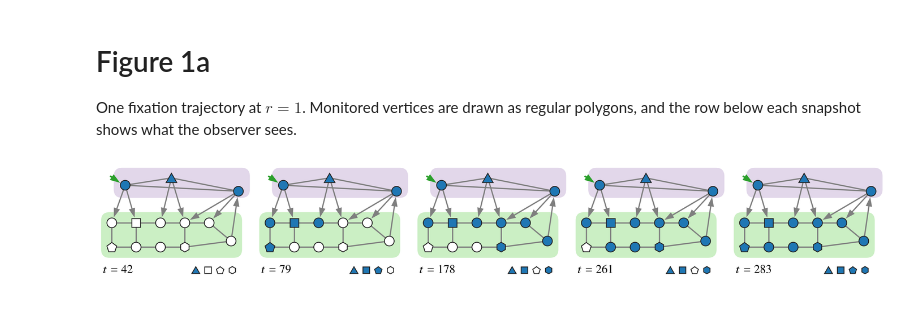
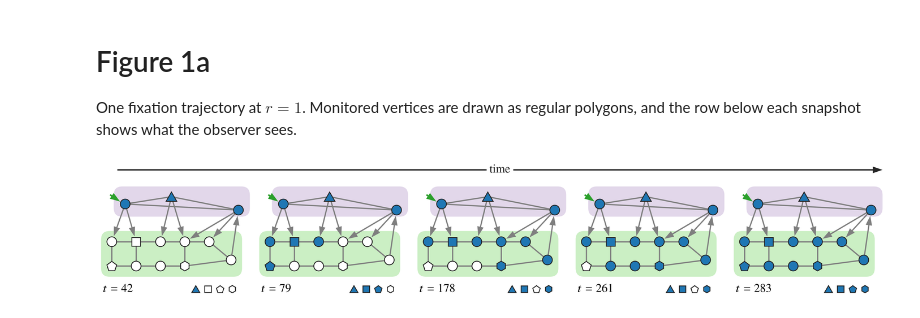
Before and after one commit to davidb2/fixation-location, a Jupyter notebook: src/figs/fig1/a/a.ipynb, the cells around one changed output. Cells and saved outputs as stored; diff of their text form; code cells hidden in the pictures.

```diff
--- a/src/figs/fig1/a/a.ipynb
+++ b/src/figs/fig1/a/a.ipynb
@@ -20,32 +20,43 @@ R = 0.2
 two, one = [tuple(e) for e in d['two_way']], [tuple(e) for e in d['one_way']]
 
 
-def regions(ax, labels):
+def regions(ax):
   box = 'round,pad=0.12,rounding_size=0.35'
   ax.add_patch(FancyBboxPatch((0.2, 1.15), 5.35, 1.0, boxstyle=box, facecolor=S.LPURPLE, alpha=0.5, lw=0, zorder=0))
   ax.add_patch(FancyBboxPatch((-0.32, -1.32), 5.55, 1.64, boxstyle=box, facecolor=S.LGREEN, alpha=0.5, lw=0, zorder=0))
-  if labels:
-    ax.text(5.8, 1.65, 'source', fontsize=7, ha='left', va='center', color=S.INK)
-    ax.text(5.48, -0.5, 'sink', fontsize=7, ha='left', va='center', color=S.INK)
 
 
-def draw(ax, fills, origin=None, labels=False):
-  regions(ax, labels)
+def draw(ax, fills, origin=None):
+  regions(ax)
   S.draw_graph(ax, POS, two, fills, R=R, one_way=one, shapes=MONITORED, gap=0.04, link_lw=0.8)
   if origin is not None:
     x, y = POS[origin]
     S.arrow(ax, (x - 0.62, y + 0.38), (x - 0.2 * 0.85 - 0.04, y + 0.1), color=S.ORIGIN, lw=1.0, scale=7)
 # %%
+H0, H = 3.1, 3.22  # figure height in inches: panels b, c, d use 3.1, panel a adds a strip of 0.12 inch for the time arrow
+fy = lambda y: y * H0 / H
 snaps = [(t, set(mut)) for t, mut in d['snapshots']] + [(d['t_fix'], set(range(d['N'])))]
-fig = plt.figure(figsize=(7.0, 3.1))
+fig = plt.figure(figsize=(7.0, H))
 for k, (t, mut) in enumerate(snaps):
-  ax = fig.add_axes([0.003 + 0.199 * k, 0.635, 0.193, 0.345])
+  ax = fig.add_axes([0.003 + 0.199 * k, fy(0.635), 0.193, fy(0.345)])
   draw(ax, {v: S.MUTANT if v in mut else S.WILD for v in range(d['N'])}, origin=d['origin'])
   for j, (v, n) in enumerate(MONITORED.items()):
     S.polygon(ax, (3.45 + 0.5 * j, -1.95), n, 0.15, S.MUTANT if v in mut else S.WILD, zorder=4)
   ax.text(-0.35, -1.95, r'$t=%d$' % t, ha='left', va='center', fontsize=7.5)
   ax.set_xlim(-0.55, 5.75)
   ax.set_ylim(-2.25, 2.4)
+# The time arrow runs at the height of the panel letter, which fig1.ipynb places at (0.004, 1 - 0.031 / H).
+S.letter(fig, 0.004, 1 - 0.031 / H, 'a')
+letter = fig.texts[-1]
+la = letter.get_window_extent(fig.canvas.get_renderer()).transformed(fig.transFigure.inverted())
+letter.remove()
+yc, x0 = (la.y0 + la.y1) / 2, la.x1 + 0.012
+x1 = fig.transFigure.inverted().transform(ax.transData.transform((5.67, 0.0)))[0]
+arrow = FancyArrowPatch((x0, yc), (x1, yc), transform=fig.transFigure, arrowstyle=S.HEAD, mutation_scale=7, lw=0.9, color=S.INK,
+                        shrinkA=0, shrinkB=0, joinstyle='miter', capstyle='butt', zorder=1)
+fig.add_artist(arrow)
+box = dict(boxstyle='square,pad=0.25', facecolor='white', edgecolor='none')  # the label covers the arrow
+fig.text((x0 + x1) / 2, yc, 'time', fontsize=7.5, ha='center', va='center', color=S.INK, zorder=3, bbox=box)
 S.save_panel(fig, 'a')
 # %% [output]
-[figure, old version]
+[figure, new version]
```
Also changed, not shown: parts of 1 cell of this notebook, 7 other files.
